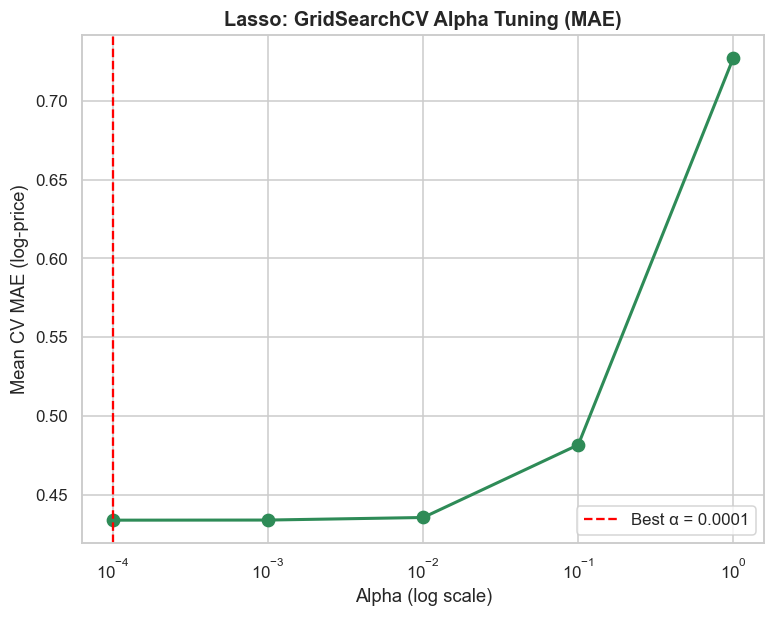
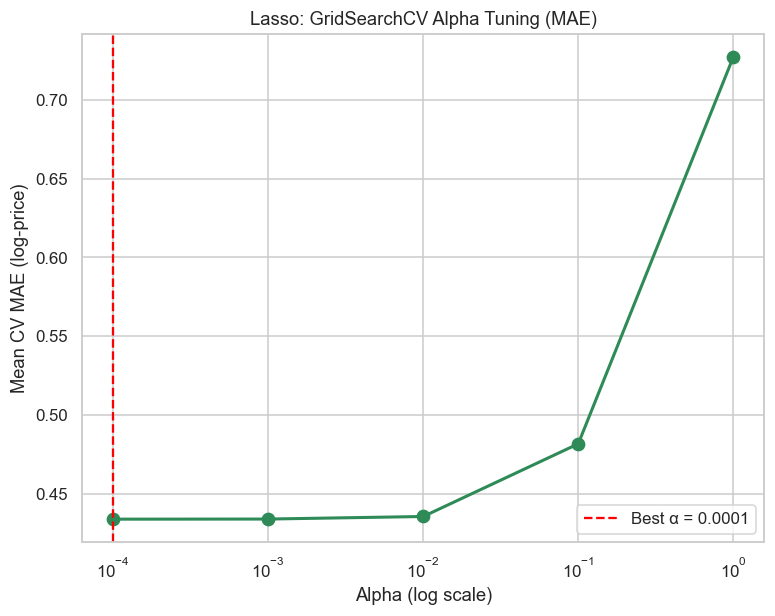
The change to this notebook cell's code, shown as a diff; its figure went from the first image to the second:
--- before
+++ after
@@ -26,5 +26,5 @@
 ax.axvline(lasso_gs.best_params_['model__alpha'], color='red', linestyle='--',
                 label=f"Best α = {lasso_gs.best_params_['model__alpha']}")
-ax.set_title('Lasso: GridSearchCV Alpha Tuning (MAE)', fontsize=13, fontweight='bold')
+ax.set_title('Lasso: GridSearchCV Alpha Tuning (MAE)')
 ax.set_xlabel('Alpha (log scale)')
 ax.set_ylabel('Mean CV MAE (log-price)')

Commit: Included median values for car age and odometer reading.